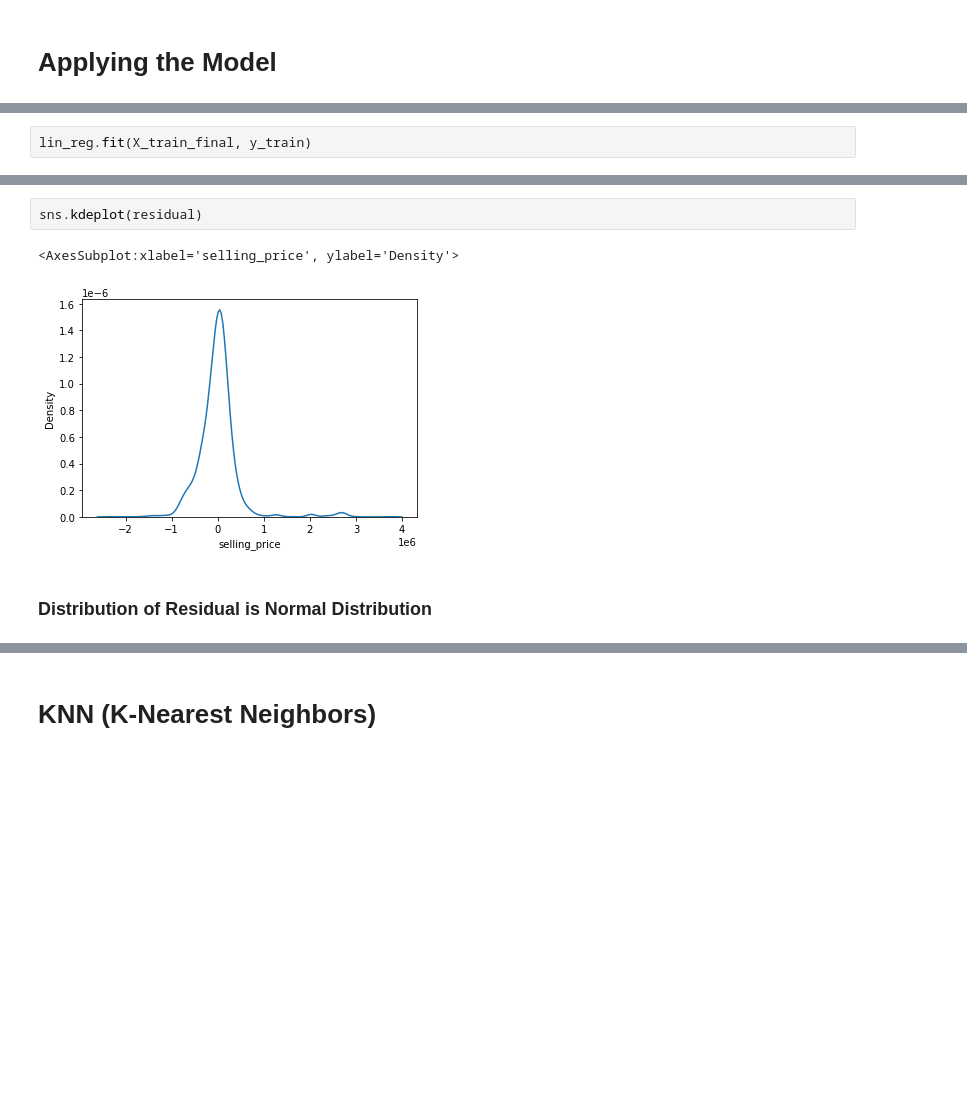
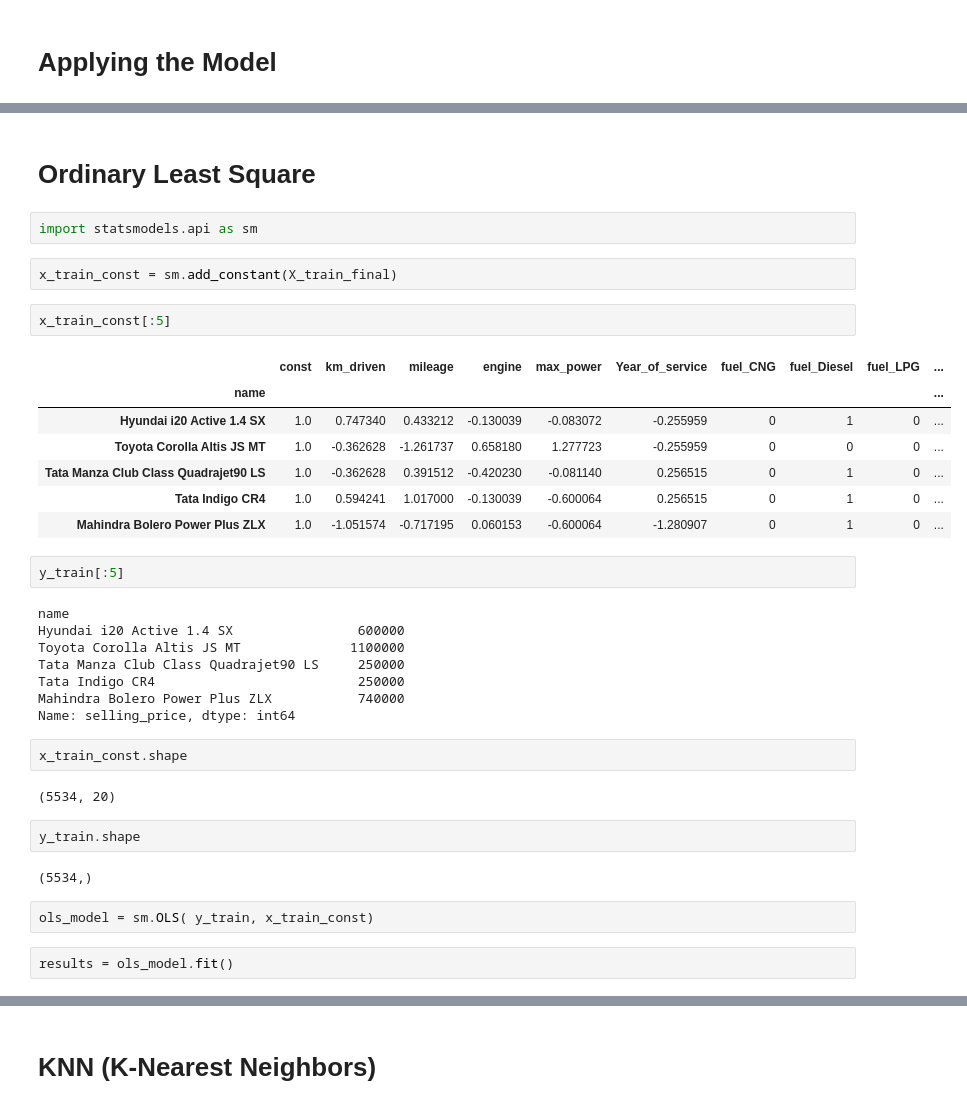
Before and after one commit to Rajdeep-personal/My-Project, a Jupyter notebook: Car_Selling_Price_Prediction.ipynb, the cells around one changed output, grey strips where cells are left out. Drawn from its saved outputs; the diff is of its cells as text; blank space fills up the shorter version.

```diff
--- a/Car_Selling_Price_Prediction.ipynb
+++ b/Car_Selling_Price_Prediction.ipynb
@@ -1200,2 +1192,0 @@ lin_reg = LinearRegression()
-# %%
-lin_reg.fit(X_train_final, y_train)
@@ -1316,7 +1193,38 @@ Name: selling_price, dtype: float64
-# %%
-sns.kdeplot(residual)
-# %% [output]
-<AxesSubplot:xlabel='selling_price', ylabel='Density'>
-[figure, removed]
-# %% [markdown]
-### Distribution of Residual is Normal Distribution
+# %% [markdown]
+# Ordinary Least Square
+# %%
+import statsmodels.api as sm
+# %%
+x_train_const = sm.add_constant(X_train_final)
+# %%
+x_train_const[:5]
+# %% [output]
+|  | const | km_driven | mileage | engine | max_power | Year_of_service | fuel_CNG | fuel_Diesel | fuel_LPG | ... |
+| name |  |  |  |  |  |  |  |  |  | ... |
+| Hyundai i20 Active 1.4 SX | 1.0 | 0.747340 | 0.433212 | -0.130039 | -0.083072 | -0.255959 | 0 | 1 | 0 | ... |
+| Toyota Corolla Altis JS MT | 1.0 | -0.362628 | -1.261737 | 0.658180 | 1.277723 | -0.255959 | 0 | 0 | 0 | ... |
+| Tata Manza Club Class Quadrajet90 LS | 1.0 | -0.362628 | 0.391512 | -0.420230 | -0.081140 | 0.256515 | 0 | 1 | 0 | ... |
+| Tata Indigo CR4 | 1.0 | 0.594241 | 1.017000 | -0.130039 | -0.600064 | 0.256515 | 0 | 1 | 0 | ... |
+| Mahindra Bolero Power Plus ZLX | 1.0 | -1.051574 | -0.717195 | 0.060153 | -0.600064 | -1.280907 | 0 | 1 | 0 | ... |
+# %%
+y_train[:5]
+# %% [output]
+name
+Hyundai i20 Active 1.4 SX                600000
+Toyota Corolla Altis JS MT              1100000
+Tata Manza Club Class Quadrajet90 LS     250000
+Tata Indigo CR4                          250000
+Mahindra Bolero Power Plus ZLX           740000
+Name: selling_price, dtype: int64
+# %%
+x_train_const.shape
+# %% [output]
+(5534, 20)
+# %%
+y_train.shape
+# %% [output]
+(5534,)
+# %%
+ols_model = sm.OLS( y_train, x_train_const)
+# %%
+results = ols_model.fit()
```
Also changed, not shown: parts of 80 cells of this notebook.
